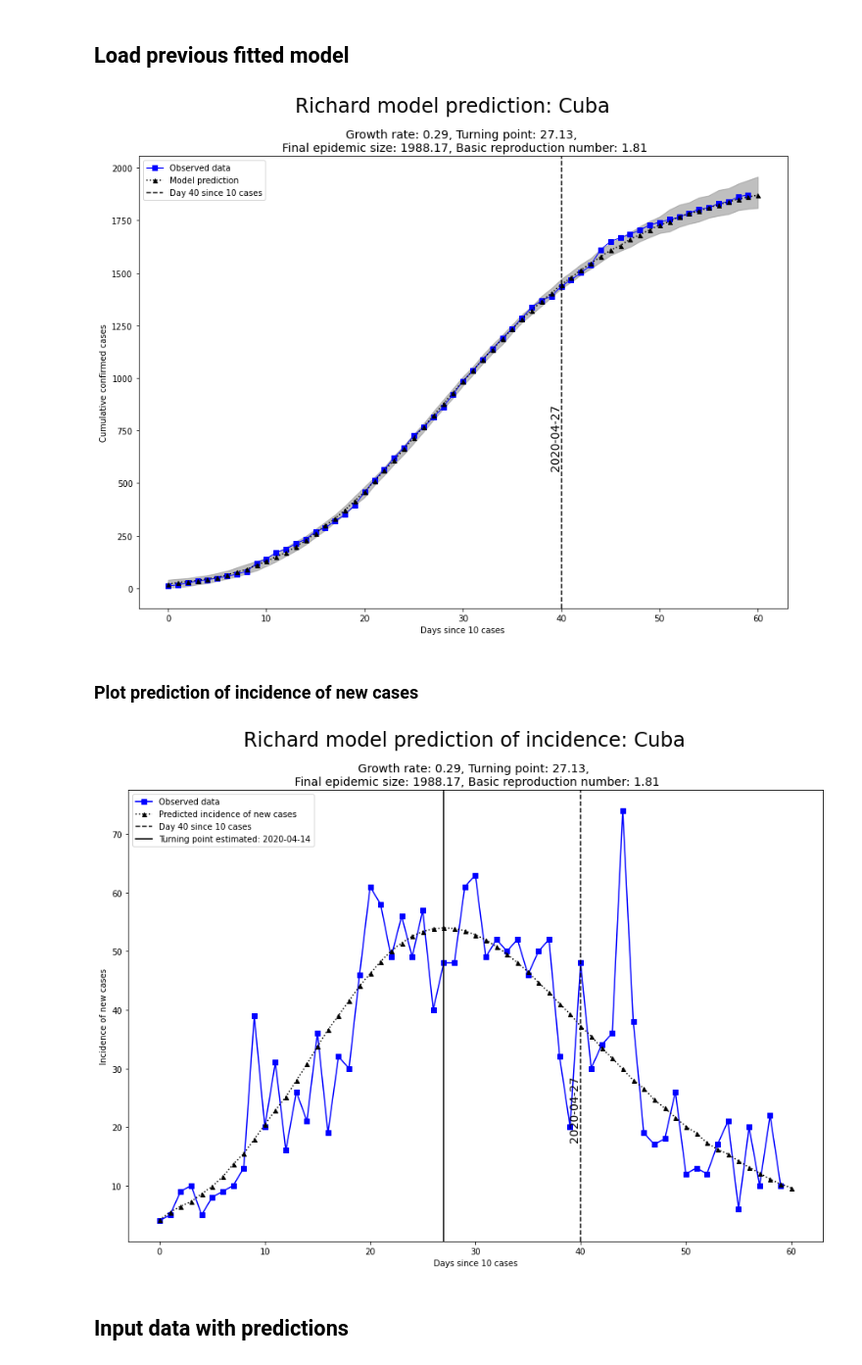
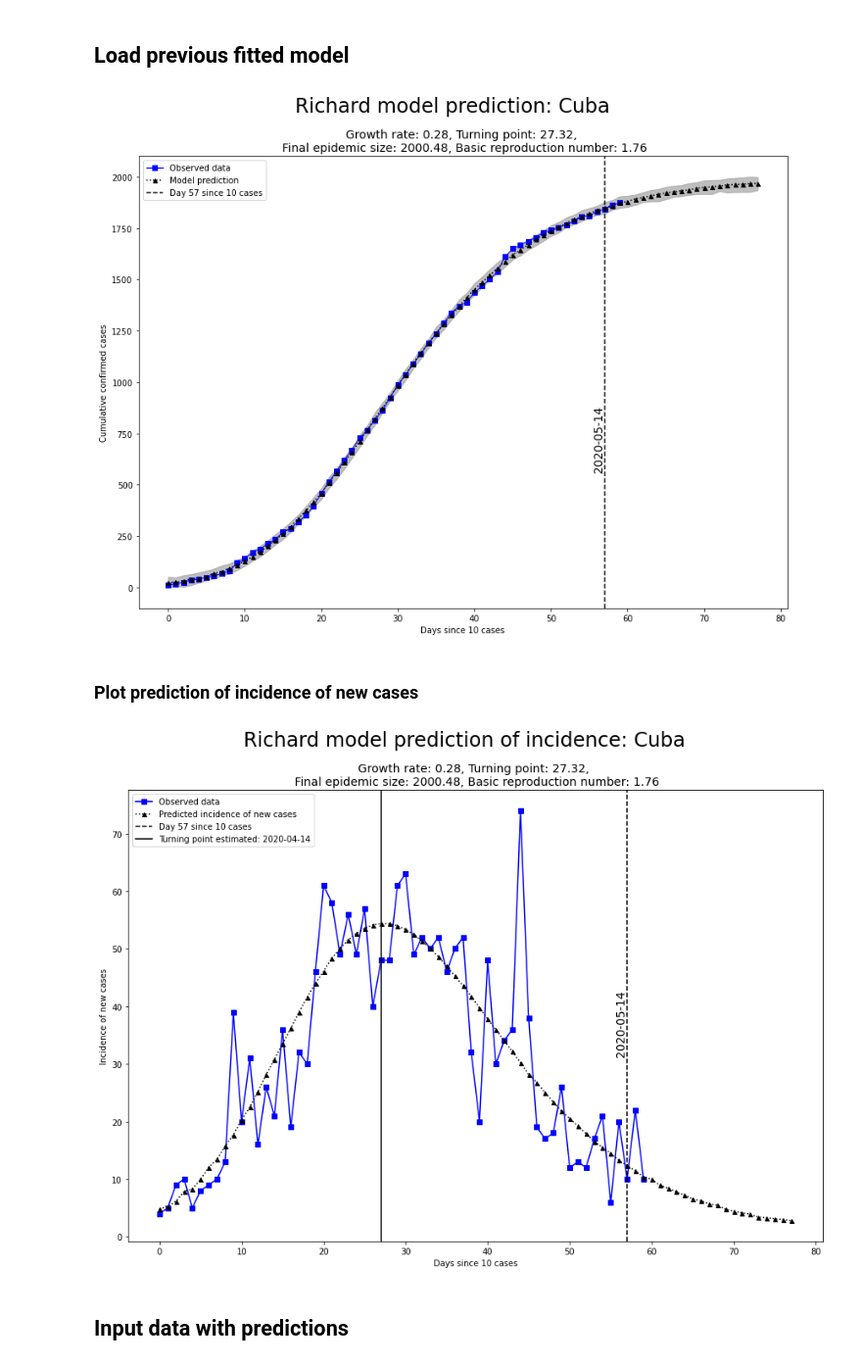
Before and after one commit to jorivero83/covid19, a Jupyter notebook: load_model_and_compute_predictions.ipynb, the cells around one changed output. Shown at 98% size. Drawn from its saved outputs; the diff is of its cells as text; code cells hidden in the pictures.

Commit message:
Update models and predictions for Cuba ..

```diff
--- a/load_model_and_compute_predictions.ipynb
+++ b/load_model_and_compute_predictions.ipynb
@@ -12,7 +12,7 @@ import arviz as az
 # Global parameters
 country = 'Cuba'
 epidemic_start = 10 # minimum cumulative number of cases considered
-ndays_limit = 41 # number of days since `epidemic_start` cases used to train the model
+ndays_limit = 58 # number of days since `epidemic_start` cases used to train the model
 x_data_label = 'days_since_{}'.format(epidemic_start)
 
 # loading data
@@ -94,36 +94,36 @@ plt.legend(loc='upper left')
 plt.savefig('results/{}/cumulative_prediction_plot.png'.format(country))
 plt.show()
 # %% [output]
-[figure, old version]
+[figure, new version]
 # %% [markdown]
 ### Plot prediction of incidence of new cases
 # %%
 # Incidence of new cases prediction
-yref_ycoord_0 = min(np.median(dy_fit_final), df.new_cases.median()) * 0.6
+yref_ycoord_0 = min(np.median(dy_fit_final), df.new_cases.median()) * 1.5
 fig, ax = plt.subplots(nrows=1, ncols=1, figsize=(15, 10))
 plt.plot(df[x_data_label], df['new_cases'], 'b', marker='s', ls='-', label='Observed data')
 plt.plot(np.arange(0, post_pred_final['y'].shape[1]), dy_fit_final, 'k', marker='^', ls=':', ms=5, mew=1,
          label='Predicted incidence of new cases')
 ax.axvline(x_values[-1], ls='--', color='k', label='Day {} since {} cases'.format(x_values[-1],epidemic_start))
 plt.text(x_values[-1], yref_ycoord_0,
          "{}".format(df[df[x_data_label] == x_values[-1]].date.map(lambda x: str(x)[:10]).values[0]),
          {'color': 'k', 'fontsize': 14},
          horizontalalignment='right', verticalalignment='baseline', rotation=90, clip_on=False)
 tp = int(round(np.percentile(trace['x0'], 50, axis=0)))
 if tp in list(df[x_data_label].values):
     tp_date = df[df[x_data_label] == tp].date.values[0]
     ax.axvline(tp, ls='-', color='k', label='Turning point estimated: {}'.format(str(tp_date)[:10]))
 plt.xlabel('Days since {} cases'.format(epidemic_start))
 plt.ylabel('Incidence of new cases')
 plt.suptitle('Richard model prediction of incidence: {}'.format(country), fontsize=24)
 f_values = (round(trace['rate'].mean(), 2), round(trace['x0'].mean(), 2),
             round(trace['K'].mean(), 2), round(trace['R0'].mean(), 2))
 plt.title('Growth rate: {}, Turning point: {}, \n Final epidemic size: {}, Basic reproduction number: {}'.format(*f_values), fontsize=14)
 plt.legend(loc='upper left')
 plt.savefig('results/{}/newcases_prediction_plot.png'.format(country))
 plt.show()
 # %% [output]
-[figure, old version]
+[figure, new version]
 # %% [markdown]
 ## Input data with predictions
 # %%
```
Also changed, not shown: parts of 2 cells of this notebook, 6 other files.
